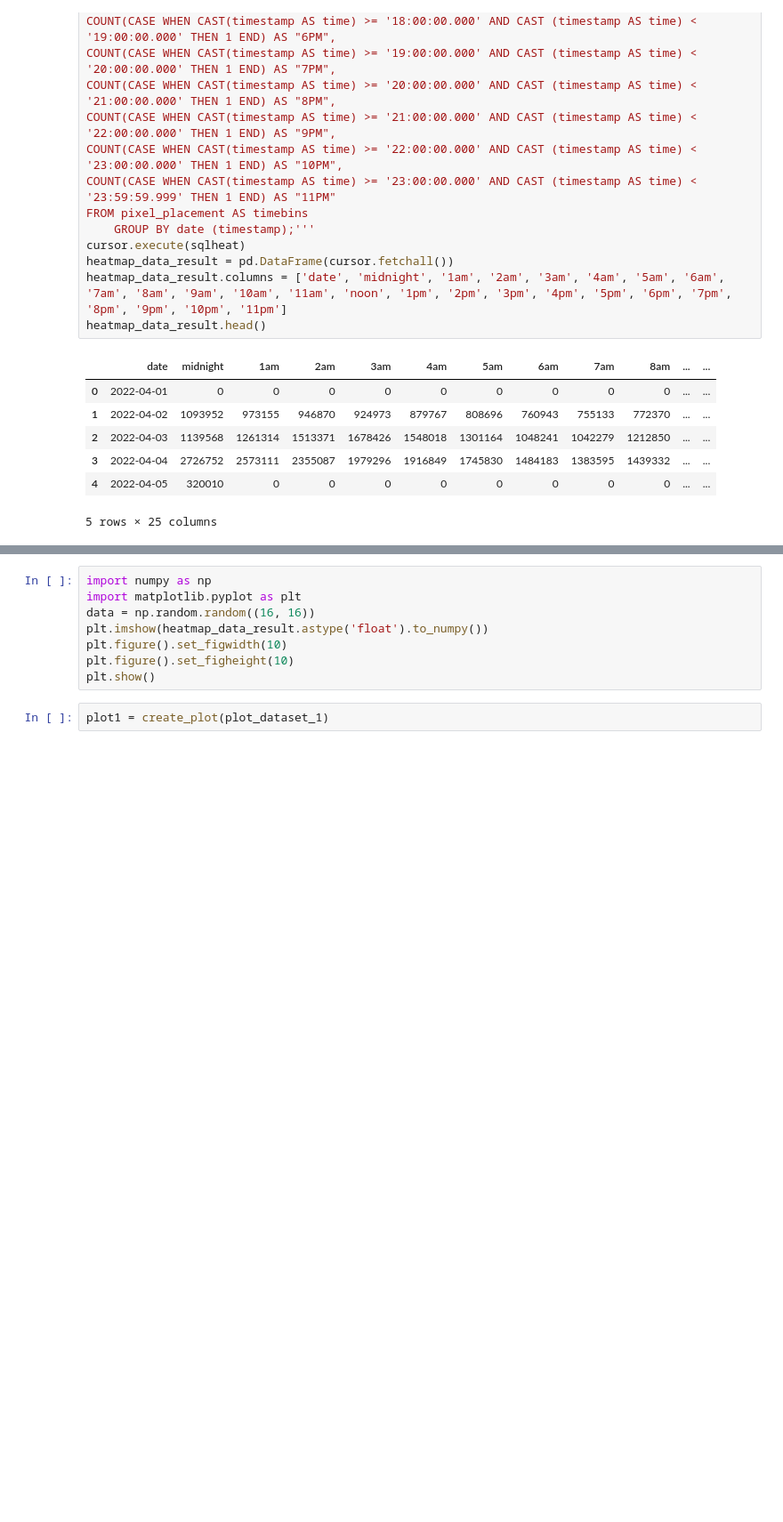
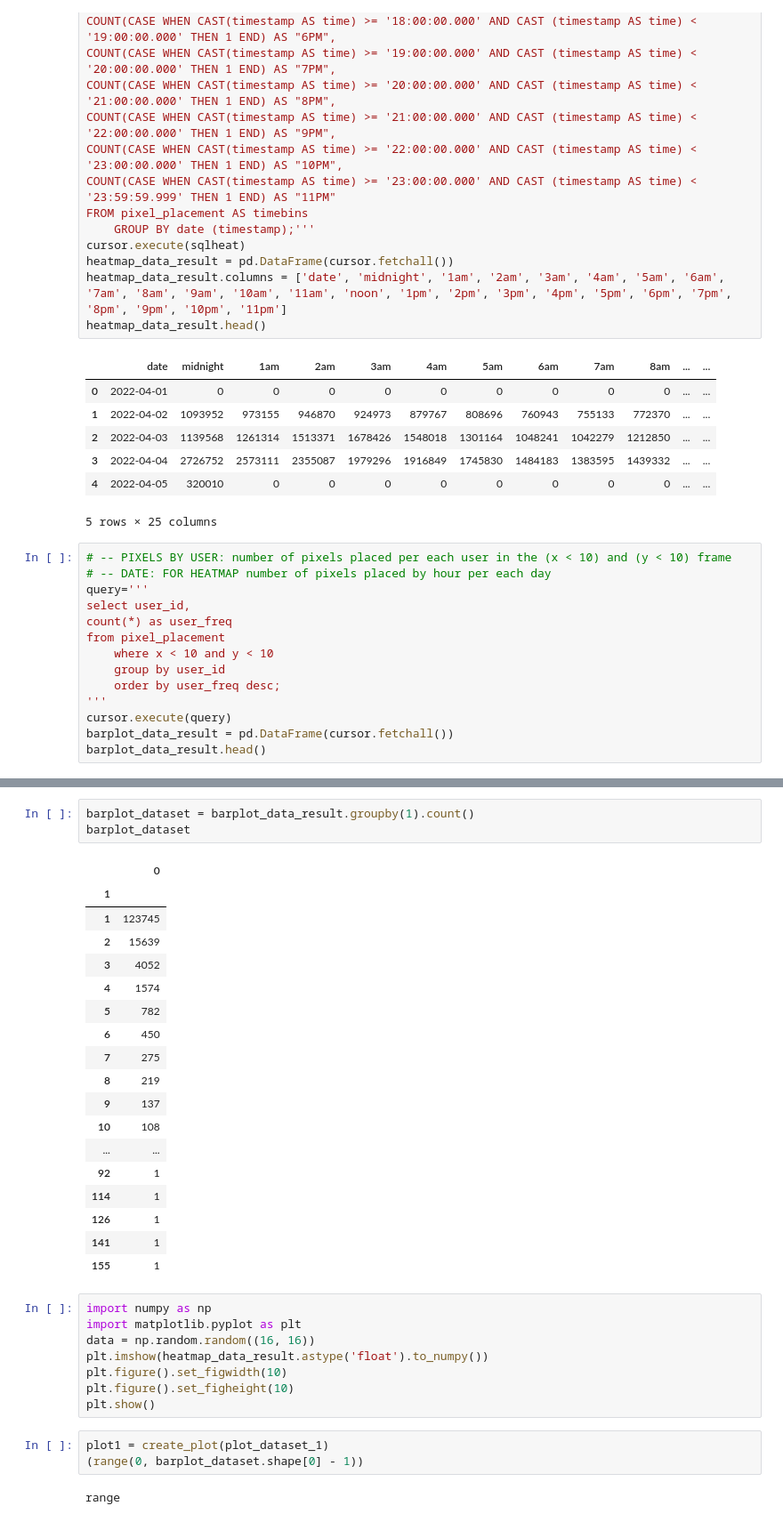
Before and after one commit to ahreed304/pixel-wars, a Jupyter notebook: code/main.ipynb, the cells around one changed output, grey strips where cells are left out. Shown: that part at 89% size. Drawn from its saved outputs; the diff is of its cells as text; blank space fills up the shorter version.

Commit message:
added barplot

```diff
--- a/code/main.ipynb
+++ b/code/main.ipynb
@@ -225,3 +225,17 @@ heatmap_data_result.head()
 | 3 | 2022-04-04 | 2726752 | 2573111 | 2355087 | 1979296 | 1916849 | 1745830 | 1484183 | 1383595 | 1439332 | ... | ... |
 | 4 | 2022-04-05 | 320010 | 0 | 0 | 0 | 0 | 0 | 0 | 0 | 0 | ... | ... |
 5 rows × 25 columns
+# %%
+# -- PIXELS BY USER: number of pixels placed per each user in the (x < 10) and (y < 10) frame
+# -- DATE: FOR HEATMAP number of pixels placed by hour per each day
+query='''
+select user_id,
+count(*) as user_freq
+from pixel_placement
+	where x < 10 and y < 10
+	group by user_id
+	order by user_freq desc;
+'''
+cursor.execute(query)
+barplot_data_result = pd.DataFrame(cursor.fetchall())
+barplot_data_result.head()
@@ -228,3 +249,25 @@ heatmap_data_result.head()
+# %%
+barplot_dataset = barplot_data_result.groupby(1).count()
+barplot_dataset
+# %% [output]
+|  | 0 |
+| 1 |  |
+| 1 | 123745 |
+| 2 | 15639 |
+| 3 | 4052 |
+| 4 | 1574 |
+| 5 | 782 |
+| 6 | 450 |
+| 7 | 275 |
+| 8 | 219 |
+| 9 | 137 |
+| 10 | 108 |
+| ... | ... |
+| 92 | 1 |
+| 114 | 1 |
+| 126 | 1 |
+| 141 | 1 |
+| 155 | 1 |
 # %%
 import numpy as np
 import matplotlib.pyplot as plt
@@ -235,6 +278,9 @@ plt.figure().set_figheight(10)
 plt.show()
 # %%
 plot1 = create_plot(plot_dataset_1)
+(range(0, barplot_dataset.shape[0] - 1))
+# %% [output]
+range
 # %%
 app = Flask(__name__)
 heatmap_dataset = {
```
Also changed, not shown: parts of 2 cells of this notebook, 1 other file.
